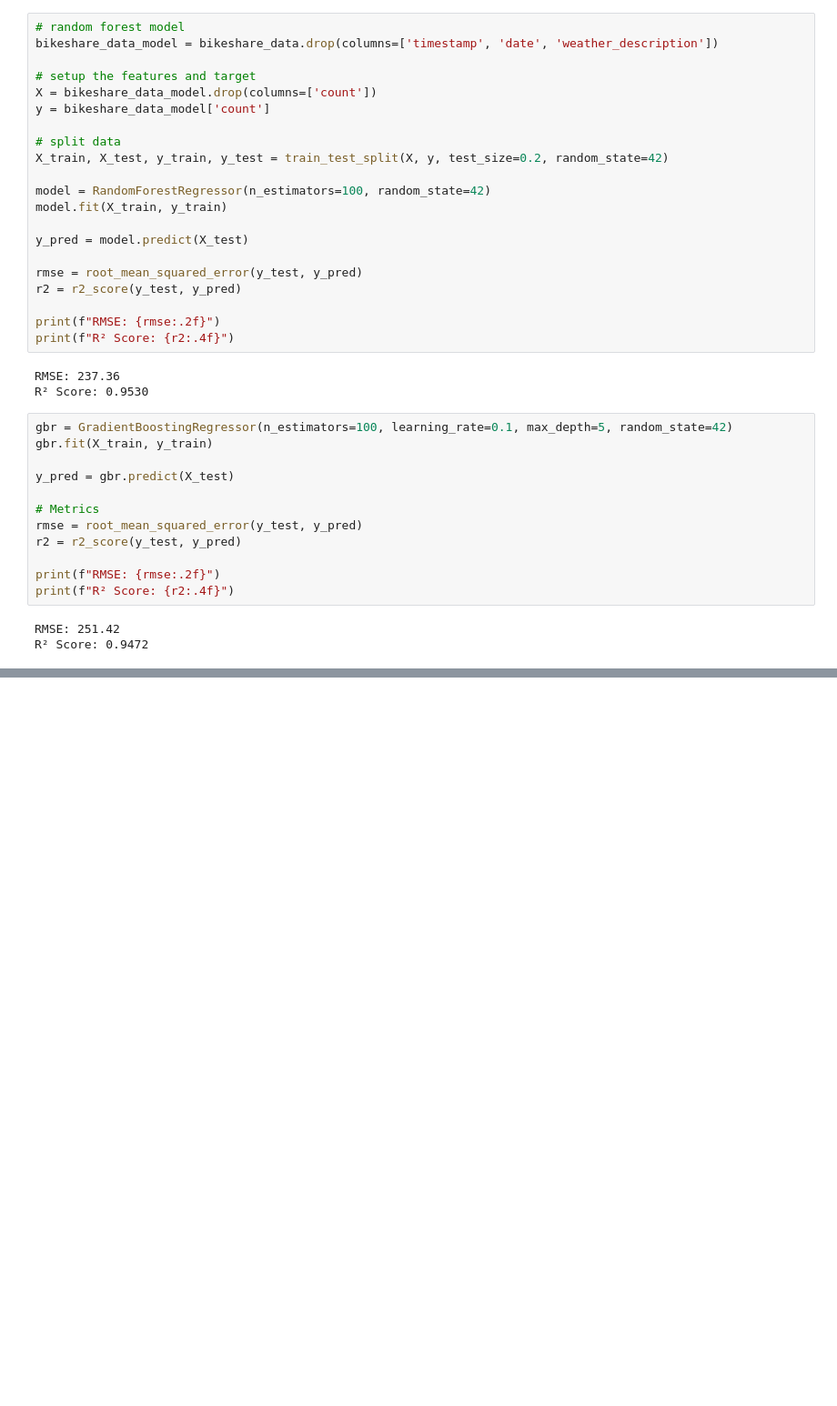
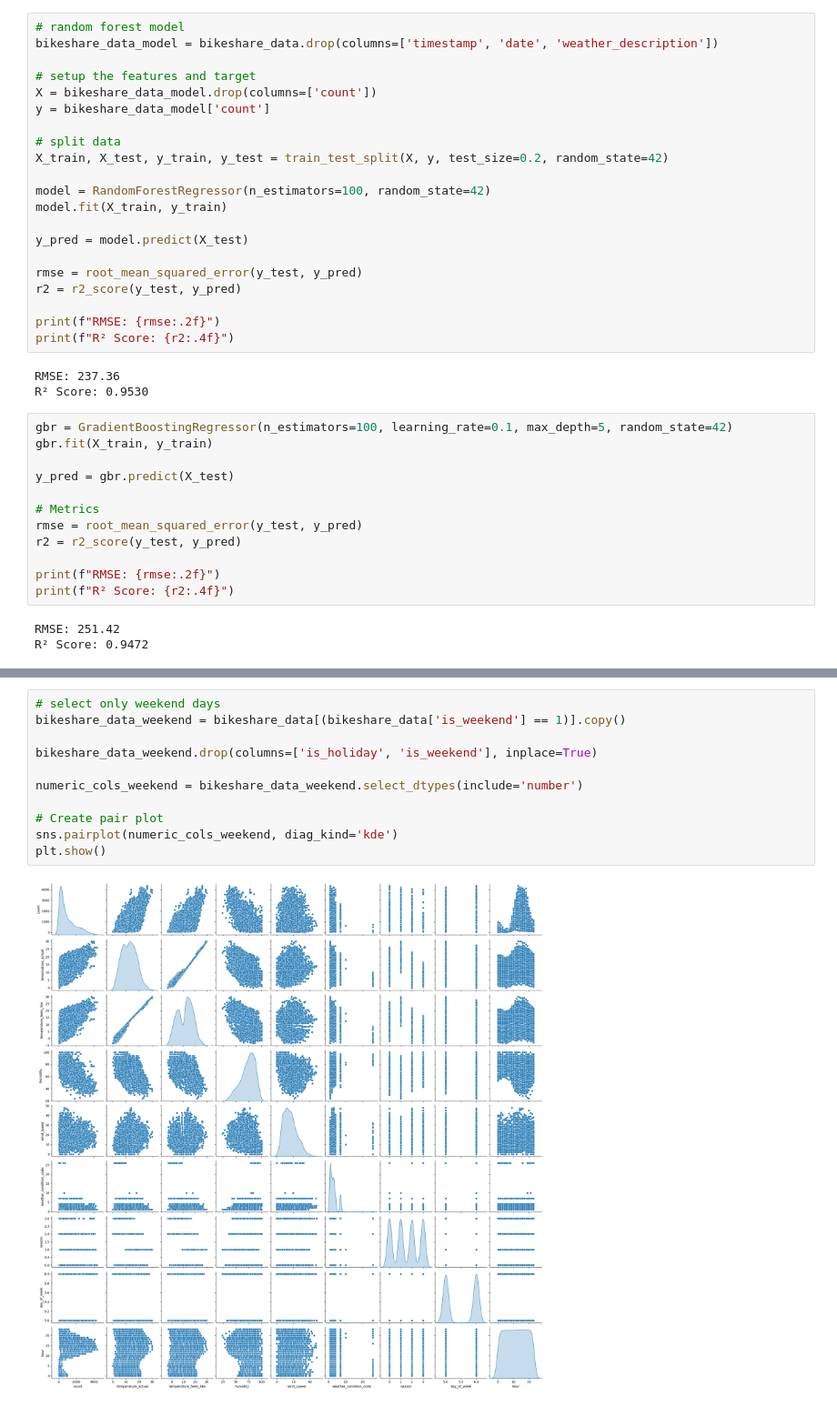
Before and after one commit to Christian-Bull/csca-5622-final, a Jupyter notebook: final.ipynb, the cells around one changed output, grey strips where cells are left out. Shown at 91% size. Drawn from its saved outputs; the diff is of its cells as text; blank space fills up the shorter version.

```diff
--- a/final.ipynb
+++ b/final.ipynb
@@ -204,0 +300,13 @@ R² Score: 0.9472
+# %%
+# select only weekend days
+bikeshare_data_weekend = bikeshare_data[(bikeshare_data['is_weekend'] == 1)].copy()
+
+bikeshare_data_weekend.drop(columns=['is_holiday', 'is_weekend'], inplace=True)
+
+numeric_cols_weekend = bikeshare_data_weekend.select_dtypes(include='number')
+
+# Create pair plot
+sns.pairplot(numeric_cols_weekend, diag_kind='kde')
+plt.show()
+# %% [output]
+[figure, added]
```
Also changed, not shown: parts of 9 cells of this notebook.
